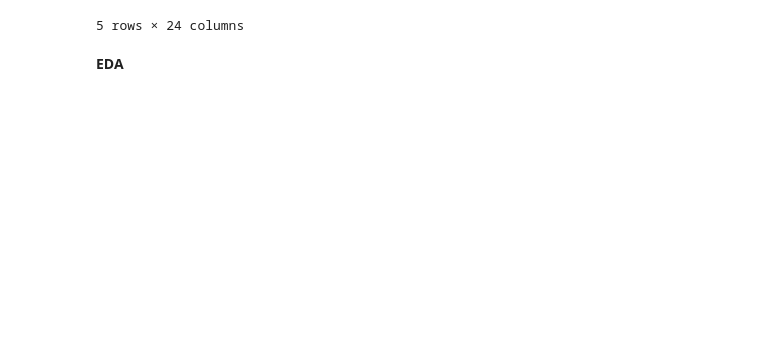
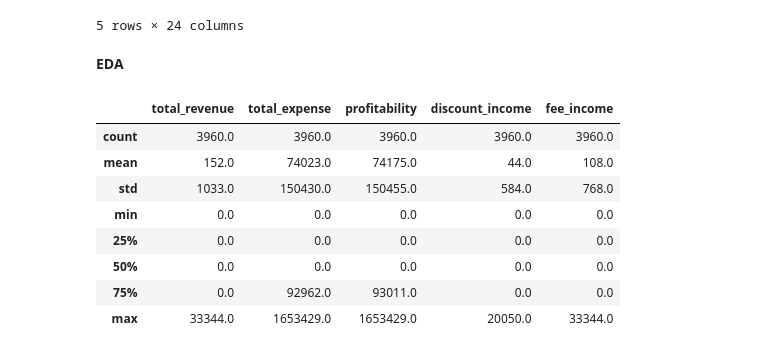
Before and after one commit to Bibhuti-MLAI/Time-Series-Forcasting, a Jupyter notebook: Revenue_Forcasting.ipynb, the cells around one changed output. Saved outputs shown, nothing was run; the diff lists cells and outputs as text; code cells hidden in the pictures; blank space fills up the shorter version.

```diff
--- a/Revenue_Forcasting.ipynb
+++ b/Revenue_Forcasting.ipynb
@@ -468,3 +468,15 @@ panel: 3960 rows , 110 customer x 36 months
 panel_full = panel.copy()
 # %% [markdown]
 **EDA**
+# %%
+panel[["total_revenue", "total_expense", "profitability", "discount_income" , "fee_income"]].describe().round(0)
+# %% [output]
+|  | total_revenue | total_expense | profitability | discount_income | fee_income |
+| count | 3960.0 | 3960.0 | 3960.0 | 3960.0 | 3960.0 |
+| mean | 152.0 | 74023.0 | 74175.0 | 44.0 | 108.0 |
+| std | 1033.0 | 150430.0 | 150455.0 | 584.0 | 768.0 |
+| min | 0.0 | 0.0 | 0.0 | 0.0 | 0.0 |
+| 25% | 0.0 | 0.0 | 0.0 | 0.0 | 0.0 |
+| 50% | 0.0 | 0.0 | 0.0 | 0.0 | 0.0 |
+| 75% | 0.0 | 92962.0 | 93011.0 | 0.0 | 0.0 |
+| max | 33344.0 | 1653429.0 | 1653429.0 | 20050.0 | 33344.0 |
```
Also changed, not shown: parts of 6 cells of this notebook.
